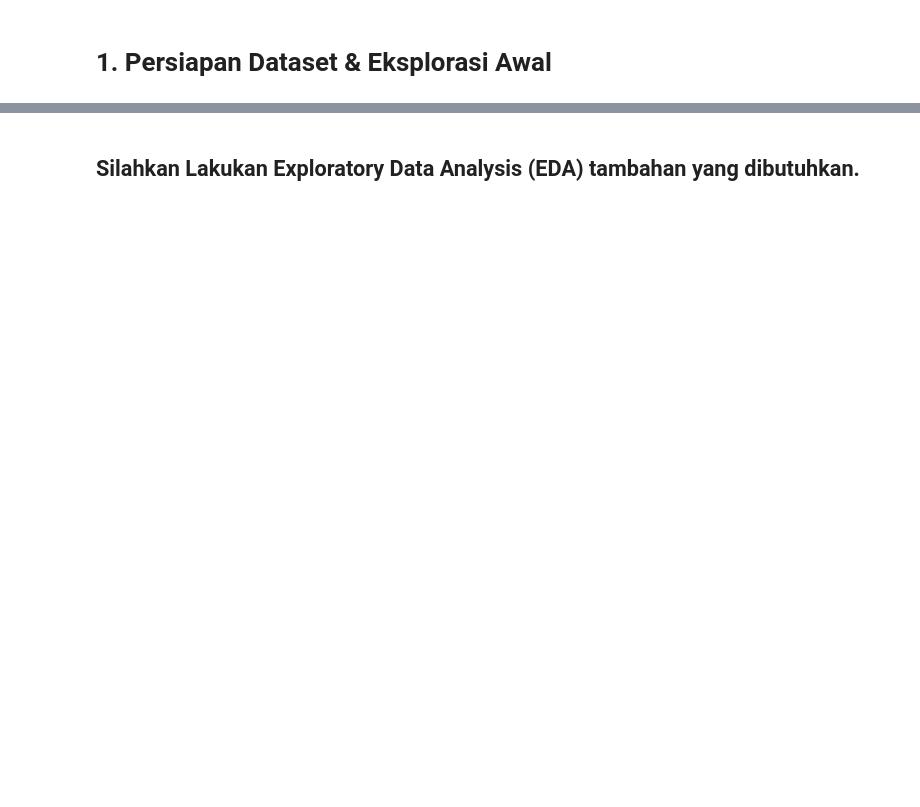
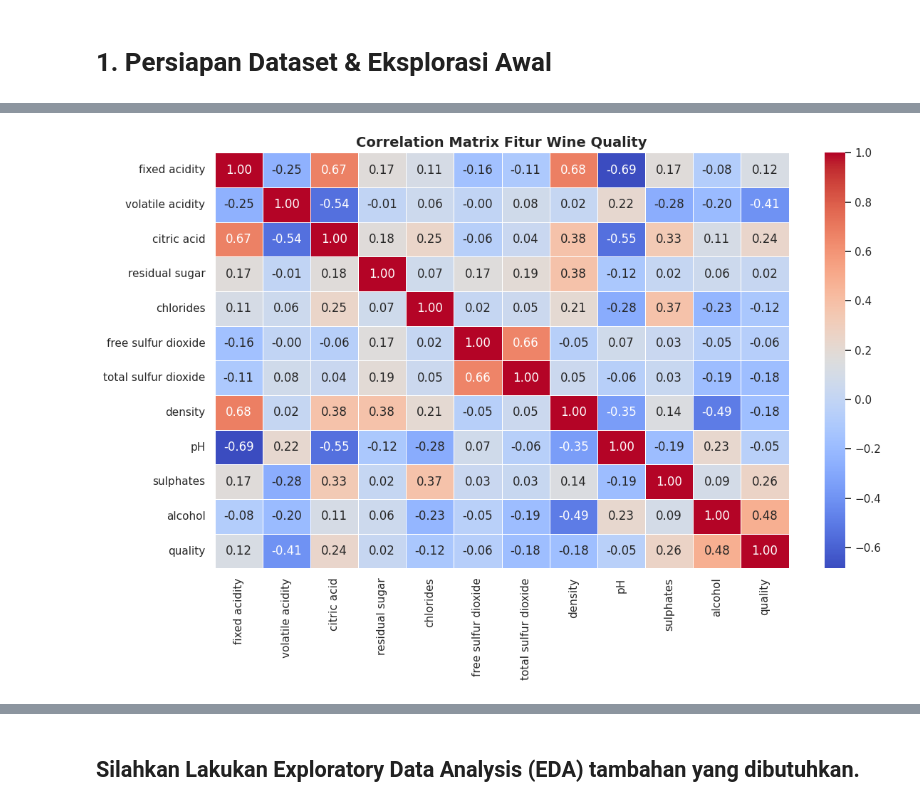
Before and after one commit to Yonkeez/Praktikum_KK01_Mahardika, a Jupyter notebook: 1_KNN_NRP.ipynb, the cells around one changed output, grey strips where cells are left out. Drawn from its saved outputs; the diff is of its cells as text; code cells hidden in the pictures; blank space fills up the shorter version.

```diff
--- a/1_KNN_NRP.ipynb
+++ b/1_KNN_NRP.ipynb
@@ -45,3 +65,17 @@ data.describe()
 ! Cari fungsi-fungsi yang dapat digunakan untuk menampilkan informasi yang diinginkan.
 
 '''
+data = pd.read_csv("WineQT.csv")
+
+print("-== 5 Baris Pertama ==-")
+display(data.head())
+
+print("\n-== Info Dataset ==-")
+data.info()
+
+print("\n-== Statistik Deskriptif ==-")
+display(data.describe().T)
+
+# Cek dimensi dan missing value
+print(f"\nJumlah Baris & Kolom: {data.shape}")
+print(f"Total Missing Values:\n{data.isnull().sum()}")
@@ -51,0 +137,20 @@ data.describe()
+# %%
+# Tampilkan Korelasi Matrix
+plt.figure(figsize=(12, 8))
+# Kolom 'Id' tidak relevan untuk korelasi fitur
+corr_data = data.drop(columns=["Id"]) if "Id" in data.columns else data
+correlation_matrix = corr_data.corr()
+
+sns.heatmap(
+    correlation_matrix,
+    annot=True,
+    fmt=".2f",
+    cmap="coolwarm",
+    linewidths=0.5,
+    cbar=True,
+)
+plt.title("Correlation Matrix Fitur Wine Quality", fontsize=14, fontweight="bold")
+plt.tight_layout()
+plt.show()
+# %% [output]
+[figure, added]
```
Also changed, not shown: parts of 20 cells of this notebook.
